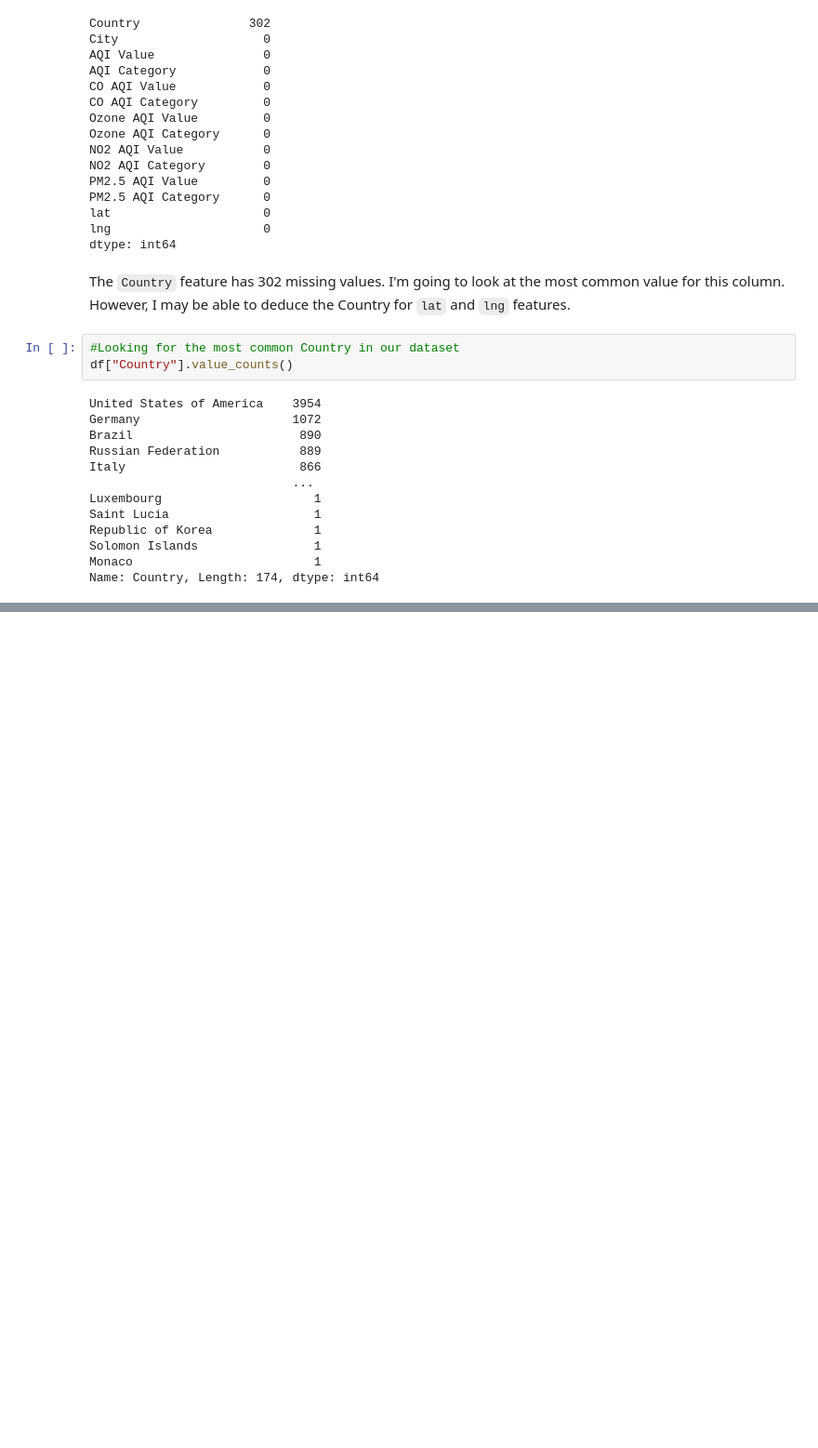
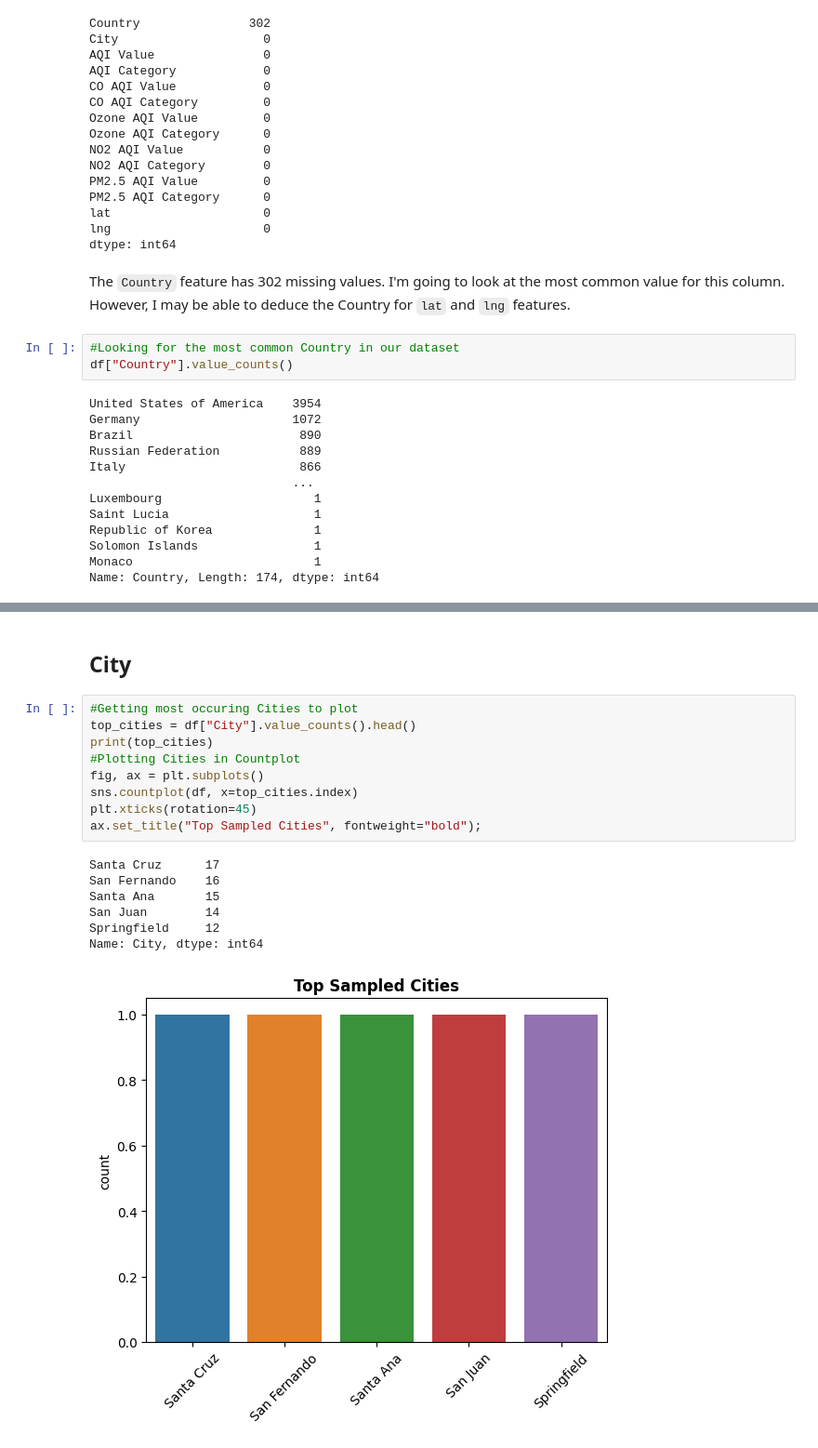
Before and after one commit to eckoecho/Project-2, a Jupyter notebook: World_Air_Quality_Index_by_City_and_Coordinates.ipynb, the cells around one changed output, grey strips where cells are left out. Shown at 93% size. Cells and saved outputs as stored; diff of their text form; blank space fills up the shorter version.

```diff
--- a/World_Air_Quality_Index_by_City_and_Coordinates.ipynb
+++ b/World_Air_Quality_Index_by_City_and_Coordinates.ipynb
@@ -141,0 +145,19 @@ Name: Country, Length: 174, dtype: int64
+# %% [markdown]
+## City
+# %%
+#Getting most occuring Cities to plot
+top_cities = df["City"].value_counts().head()
+print(top_cities)
+#Plotting Cities in Countplot
+fig, ax = plt.subplots()
+sns.countplot(df, x=top_cities.index)
+plt.xticks(rotation=45)
+ax.set_title("Top Sampled Cities", fontweight="bold");
+# %% [output]
+Santa Cruz      17
+San Fernando    16
+Santa Ana       15
+San Juan        14
+Springfield     12
+Name: City, dtype: int64
+[figure, added]
```
Also changed, not shown: parts of 12 cells of this notebook.
